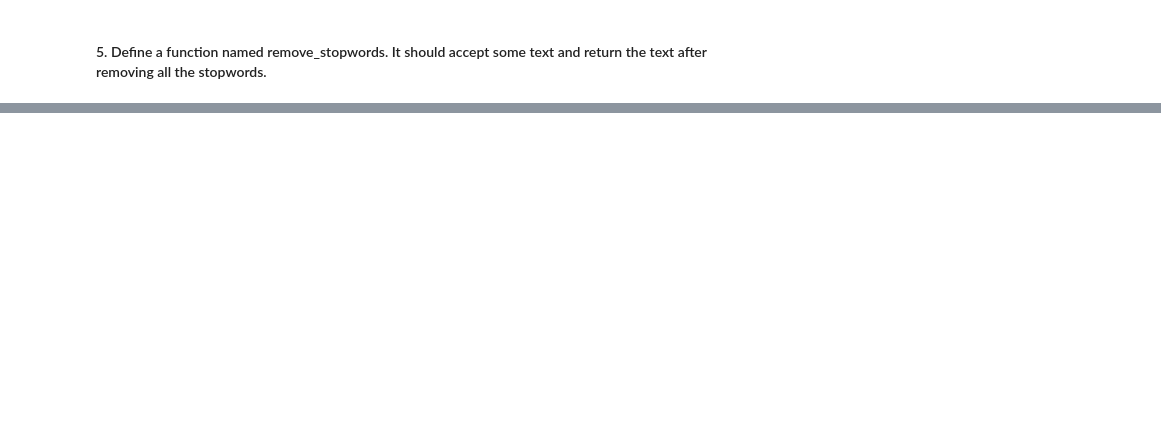
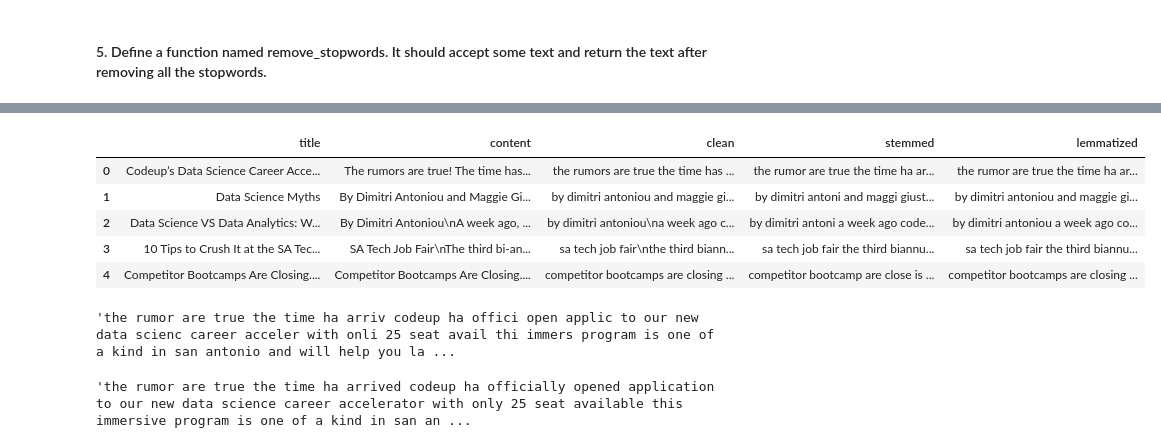
Before and after one commit to DesireeMcElroy/natural-language-processing-exercises, a Jupyter notebook: prepare_exercises.ipynb, the cells around one changed output, grey strips where cells are left out. Saved outputs shown, nothing was run; the diff lists cells and outputs as text; code cells hidden in the pictures; blank space fills up the shorter version.

```diff
--- a/prepare_exercises.ipynb
+++ b/prepare_exercises.ipynb
@@ -99,0 +174,4 @@ def lemmatize
+# %%
+blogs = pd.DataFrame(list_of_blogs)
+
+blogs
@@ -99,0 +243,45 @@ def lemmatize
+# %%
+# now for the blogs df
+
+# create a variable for the cleaned version
+clean=[]
+for i in blogs.content:
+
+    normalize = basic_clean(i)
+
+    clean.append(tokenize(normalize))
+
+# create column for cleaned content
+blogs['clean'] = clean
+
+stemmed=[]
+for i in blogs.clean:
+
+    stemmed.append(stem(i))
+
+
+lemmatized=[]
+for i in blogs.clean:
+
+    lemmatized.append(lemmatize(i))
+# %%
+# create column for stemmed and lemmatized versions
+blogs['stemmed'] = stemmed
+blogs['lemmatized'] = lemmatized
+# %%
+blogs
+# %% [output]
+|  | title | content | clean | stemmed | lemmatized |
+| 0 | Codeup’s Data Science Career Acce... | The rumors are true! The time has... | the rumors are true the time has ... | the rumor are true the time ha ar... | the rumor are true the time ha ar... |
+| 1 | Data Science Myths | By Dimitri Antoniou and Maggie Gi... | by dimitri antoniou and maggie gi... | by dimitri antoni and maggi giust... | by dimitri antoniou and maggie gi... |
+| 2 | Data Science VS Data Analytics: W... | By Dimitri Antoniou\nA week ago, ... | by dimitri antoniou\na week ago c... | by dimitri antoni a week ago code... | by dimitri antoniou a week ago co... |
+| 3 | 10 Tips to Crush It at the SA Tec... | SA Tech Job Fair\nThe third bi-an... | sa tech job fair\nthe third biann... | sa tech job fair the third biannu... | sa tech job fair the third biannu... |
+| 4 | Competitor Bootcamps Are Closing.... | Competitor Bootcamps Are Closing.... | competitor bootcamps are closing ... | competitor bootcamp are close is ... | competitor bootcamps are closing ... |
+# %%
+blogs.stemmed[0]
+# %% [output]
+'the rumor are true the time ha arriv codeup ha offici open applic to our new data scienc career acceler with onli 25 seat avail thi immers program is one of a kind in san antonio and will help you la ...
+# %%
+blogs.lemmatized[0]
+# %% [output]
+'the rumor are true the time ha arrived codeup ha officially opened application to our new data science career accelerator with only 25 seat available this immersive program is one of a kind in san an ...
```
Also changed, not shown: parts of 21 cells of this notebook.
